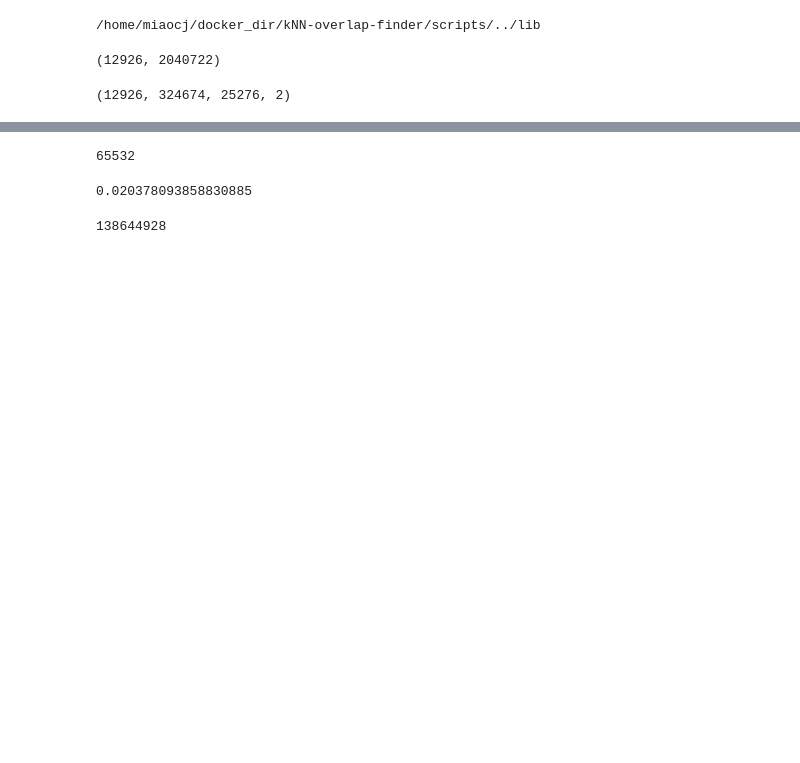
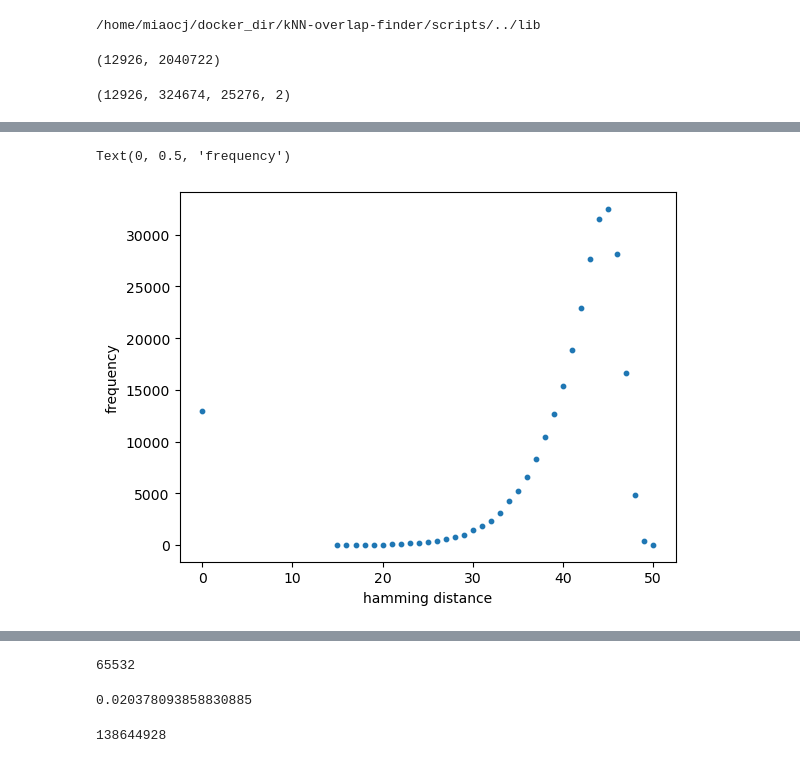
Before and after one commit to jzhang-dev/kNN-overlap-finder, a Jupyter notebook: notebooks/simhash/real_IGK simhash.ipynb, the cells around one changed output, grey strips where cells are left out. Cells and saved outputs as stored; diff of their text form; code cells hidden in the pictures; blank space fills up the shorter version.

```diff
--- a/notebooks/simhash/real_IGK simhash.ipynb
+++ b/notebooks/simhash/real_IGK simhash.ipynb
@@ -148,0 +294,3 @@ indices
+# %%
+distance1 = list(itertools.chain(*vptree_distances))
+di = collections.Counter(distance1)
@@ -149,3 +322,14 @@ indices
+# %%
+import matplotlib.pyplot as plt
+dis = di.keys()
+times = di.values()
+plt.scatter(dis,times,s=10)
+#plt.ylim(0,1000)
+plt.xlabel('hamming distance')
+plt.ylabel('frequency')
+# %% [output]
+Text(0, 0.5, 'frequency')
+[figure, added]
 # %%
 import scipy.sparse as sp
 simhash_32bit = simhash_8bit.astype(np.uint32)
```
Also changed, not shown: parts of 27 cells of this notebook, 1 other file.
